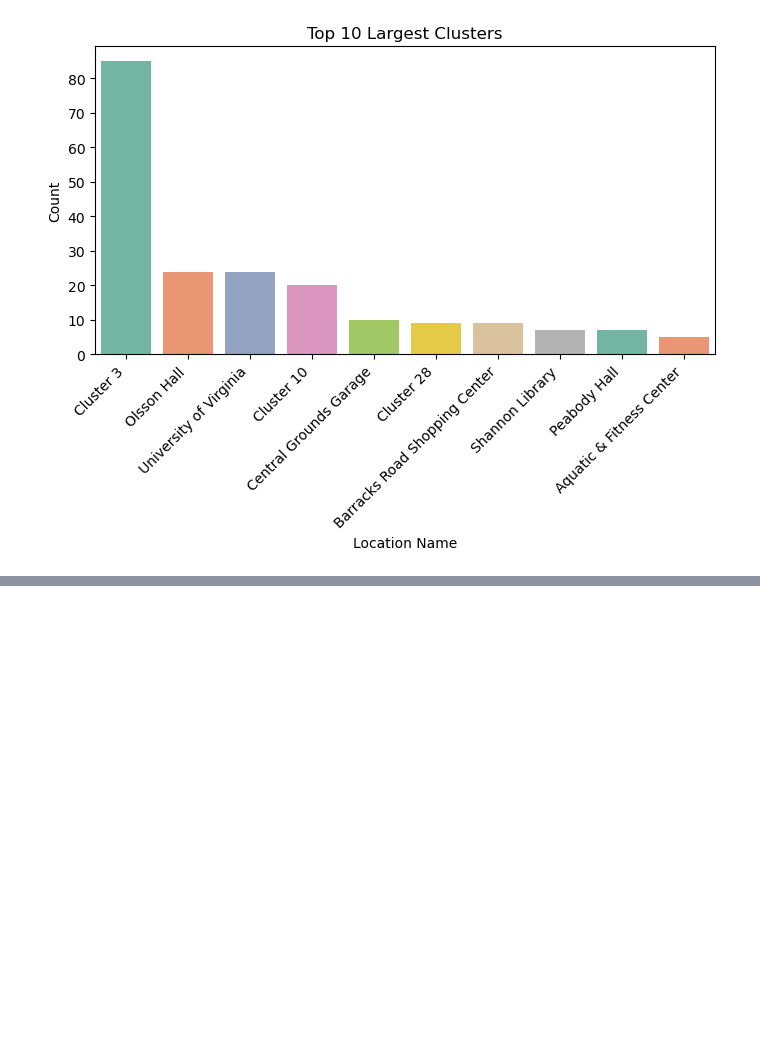
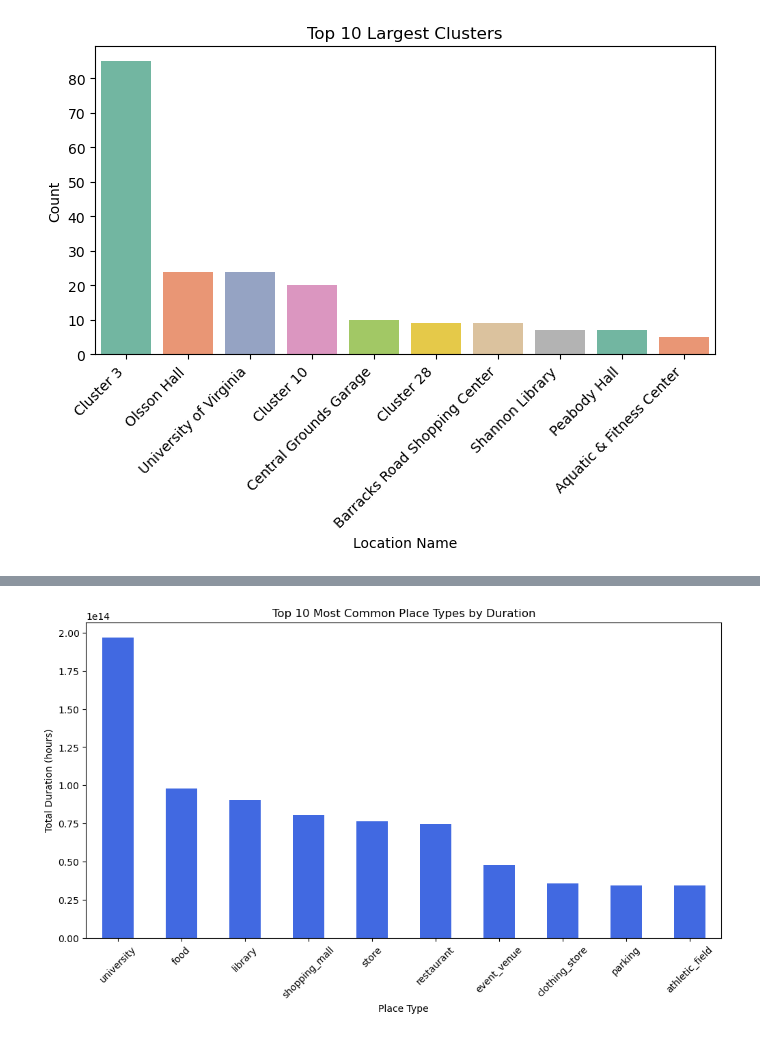
Before and after one commit to elaine-zhang12/google-timeline-data, a Jupyter notebook: janice_visualizations.ipynb, the cells around one changed output, grey strips where cells are left out. Cells and saved outputs as stored; diff of their text form; code cells hidden in the pictures; blank space fills up the shorter version.

```diff
--- a/janice_visualizations.ipynb
+++ b/janice_visualizations.ipynb
@@ -99,0 +120,22 @@ plt.show()
+# %%
+from collections import Counter
+import ast
+
+places_info = pd.read_csv(folder + '/places_info.csv')
+places_info['place_types'] = places_info['place_types'].apply(ast.literal_eval)
+places_info_exploded = places_info.explode("place_types")
+places_info_exploded["total_duration_time"] = pd.to_timedelta(places_info_exploded["total_duration_time"])
+excluded_types = {"point_of_interest", "establishment"}
+places_info_exploded = places_info_exploded[~places_info_exploded["place_types"].isin(excluded_types)]
+place_type_duration = places_info_exploded.groupby("place_types")["total_duration_time"].sum()
+top_10_place_types = place_type_duration.nlargest(10)
+
+plt.figure(figsize=(12, 6))
+top_10_place_types.plot(kind="bar", color="royalblue")
+plt.xlabel("Place Type")
+plt.ylabel("Total Duration (hours)")
+plt.title("Top 10 Most Common Place Types by Duration")
+plt.xticks(rotation=45)
+plt.show()
+# %% [output]
+[figure, added]
```
Also changed, not shown: parts of 5 cells of this notebook, 4 other files.
